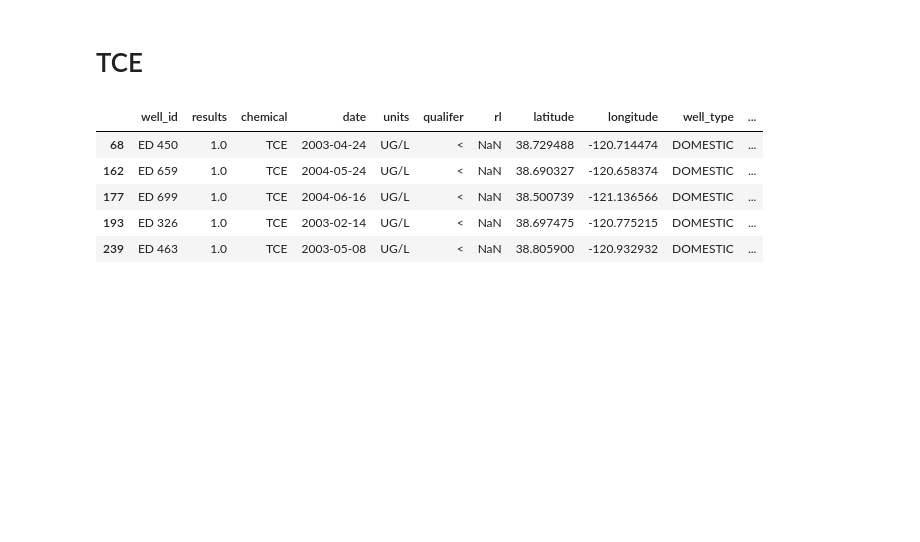
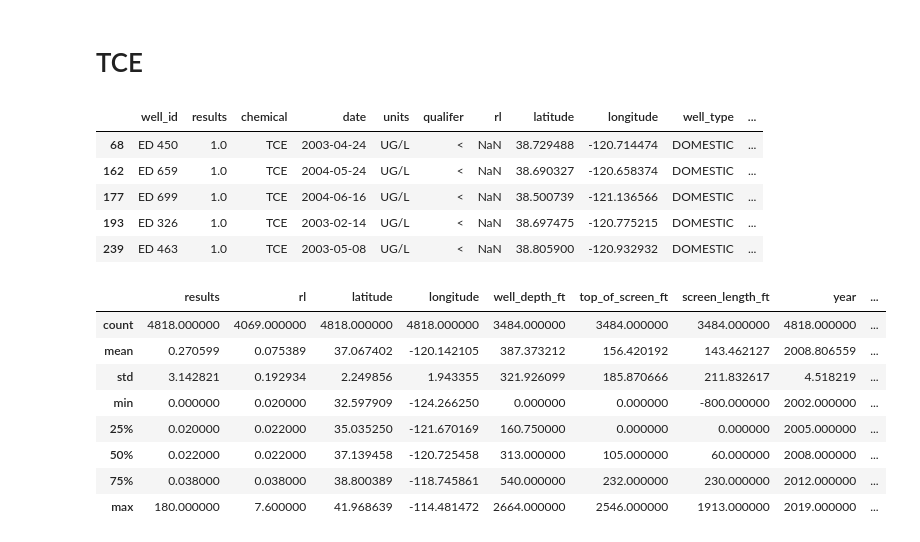
Before and after one commit to WinsonTruong/groundwater, a Jupyter notebook: Groundwater Notebook.ipynb, the cells around one changed output. Saved outputs shown, nothing was run; the diff lists cells and outputs as text; code cells hidden in the pictures; blank space fills up the shorter version.

```diff
--- a/Groundwater Notebook.ipynb
+++ b/Groundwater Notebook.ipynb
@@ -153,0 +140,12 @@ tce.head()
+# %%
+tce.describe()
+# %% [output]
+|  | results | rl | latitude | longitude | well_depth_ft | top_of_screen_ft | screen_length_ft | year | ... |
+| count | 4818.000000 | 4069.000000 | 4818.000000 | 4818.000000 | 3484.000000 | 3484.000000 | 3484.000000 | 4818.000000 | ... |
+| mean | 0.270599 | 0.075389 | 37.067402 | -120.142105 | 387.373212 | 156.420192 | 143.462127 | 2008.806559 | ... |
+| std | 3.142821 | 0.192934 | 2.249856 | 1.943355 | 321.926099 | 185.870666 | 211.832617 | 4.518219 | ... |
+| min | 0.000000 | 0.020000 | 32.597909 | -124.266250 | 0.000000 | 0.000000 | -800.000000 | 2002.000000 | ... |
+| 25% | 0.020000 | 0.022000 | 35.035250 | -121.670169 | 160.750000 | 0.000000 | 0.000000 | 2005.000000 | ... |
+| 50% | 0.022000 | 0.022000 | 37.139458 | -120.725458 | 313.000000 | 105.000000 | 60.000000 | 2008.000000 | ... |
+| 75% | 0.038000 | 0.038000 | 38.800389 | -118.745861 | 540.000000 | 232.000000 | 230.000000 | 2012.000000 | ... |
+| max | 180.000000 | 7.600000 | 41.968639 | -114.481472 | 2664.000000 | 2546.000000 | 1913.000000 | 2019.000000 | ... |
```
Also changed, not shown: parts of 22 cells of this notebook, 2 other files.
